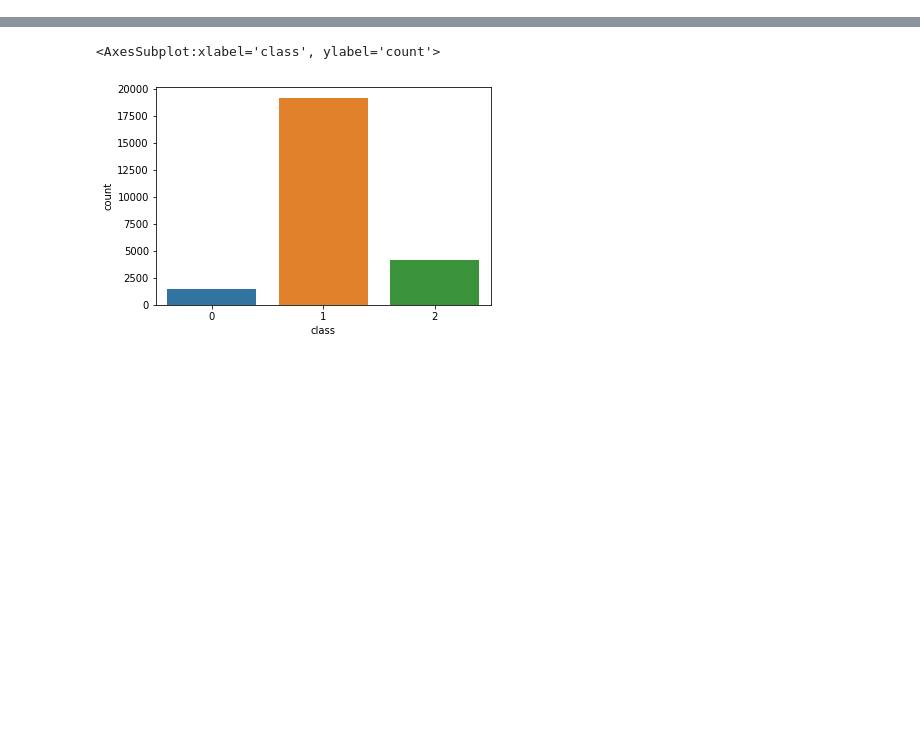
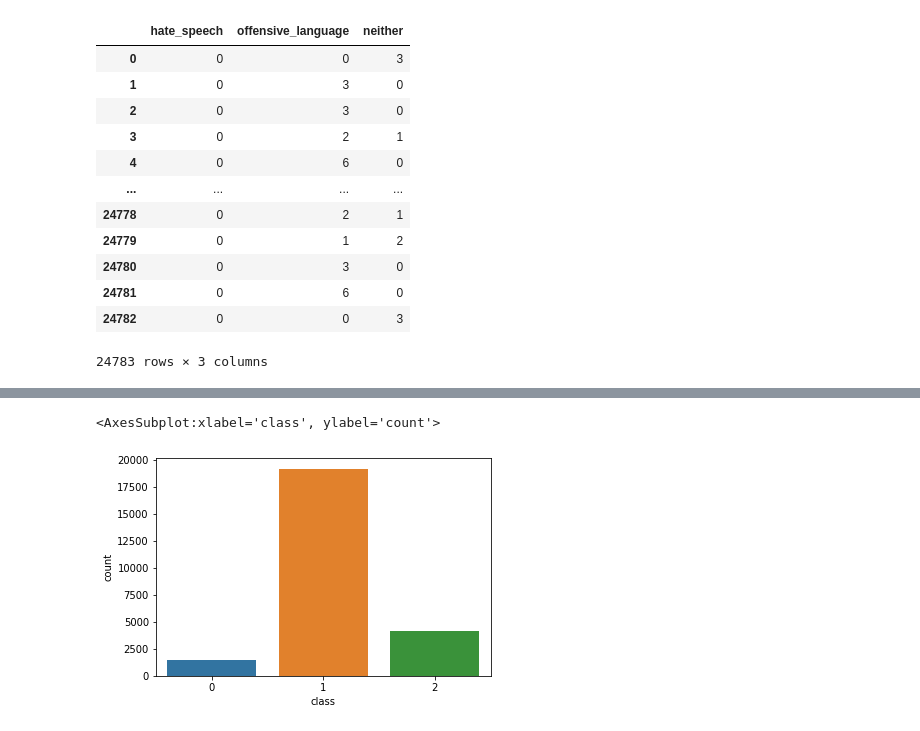
Before and after one commit to Ranjandixit/hate-speech-detection, a Jupyter notebook: training.ipynb, the cells around one changed output, grey strips where cells are left out. Saved outputs shown, nothing was run; the diff lists cells and outputs as text; code cells hidden in the pictures; blank space fills up the shorter version.

```diff
--- a/training.ipynb
+++ b/training.ipynb
@@ -25,0 +61,17 @@ cls_names =[" hate speech","offensive language","neither"]
+# %%
+cls_names =["hate_speech","offensive_language","neither"]
+df[cls_names]
+# %% [output]
+|  | hate_speech | offensive_language | neither |
+| 0 | 0 | 0 | 3 |
+| 1 | 0 | 3 | 0 |
+| 2 | 0 | 3 | 0 |
+| 3 | 0 | 2 | 1 |
+| 4 | 0 | 6 | 0 |
+| ... | ... | ... | ... |
+| 24778 | 0 | 2 | 1 |
+| 24779 | 0 | 1 | 2 |
+| 24780 | 0 | 3 | 0 |
+| 24781 | 0 | 6 | 0 |
+| 24782 | 0 | 0 | 3 |
+24783 rows × 3 columns
```
Also changed, not shown: parts of 23 cells of this notebook, 8 other files.
